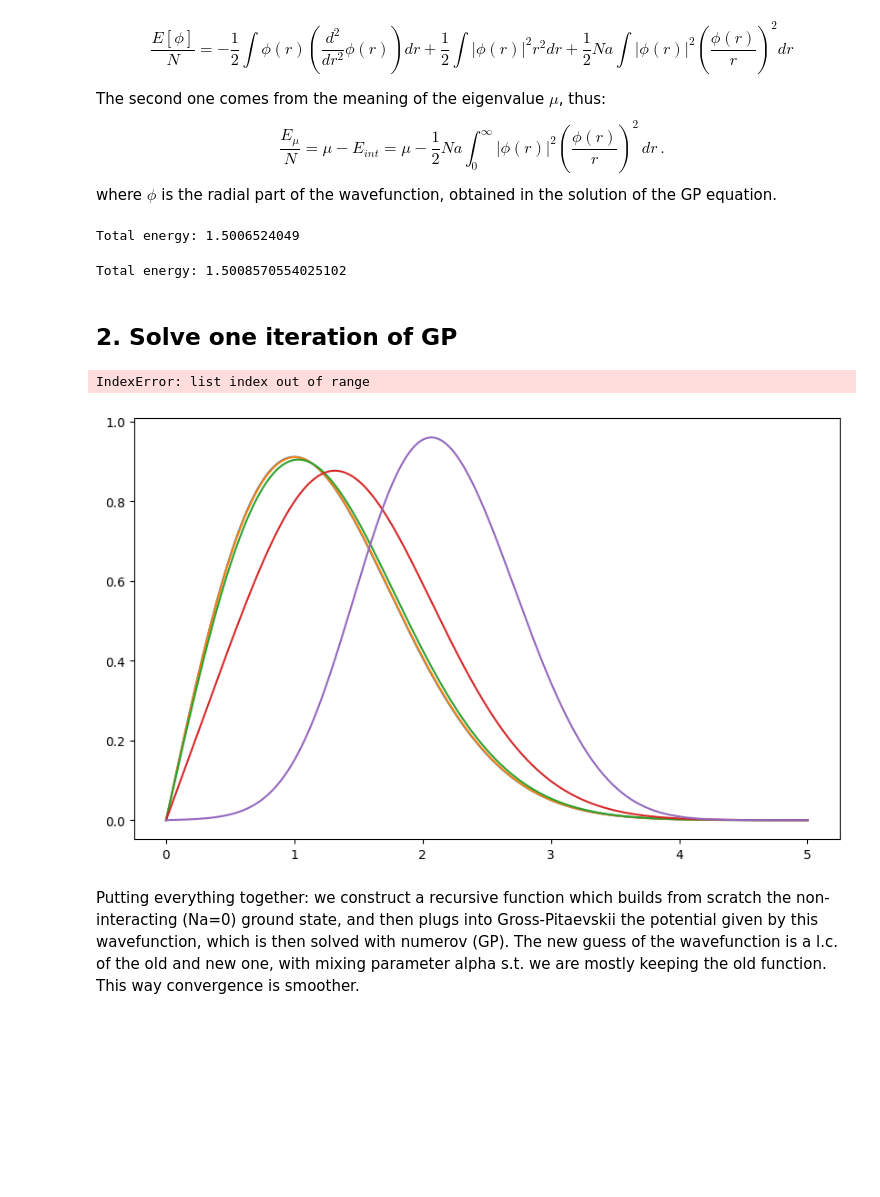
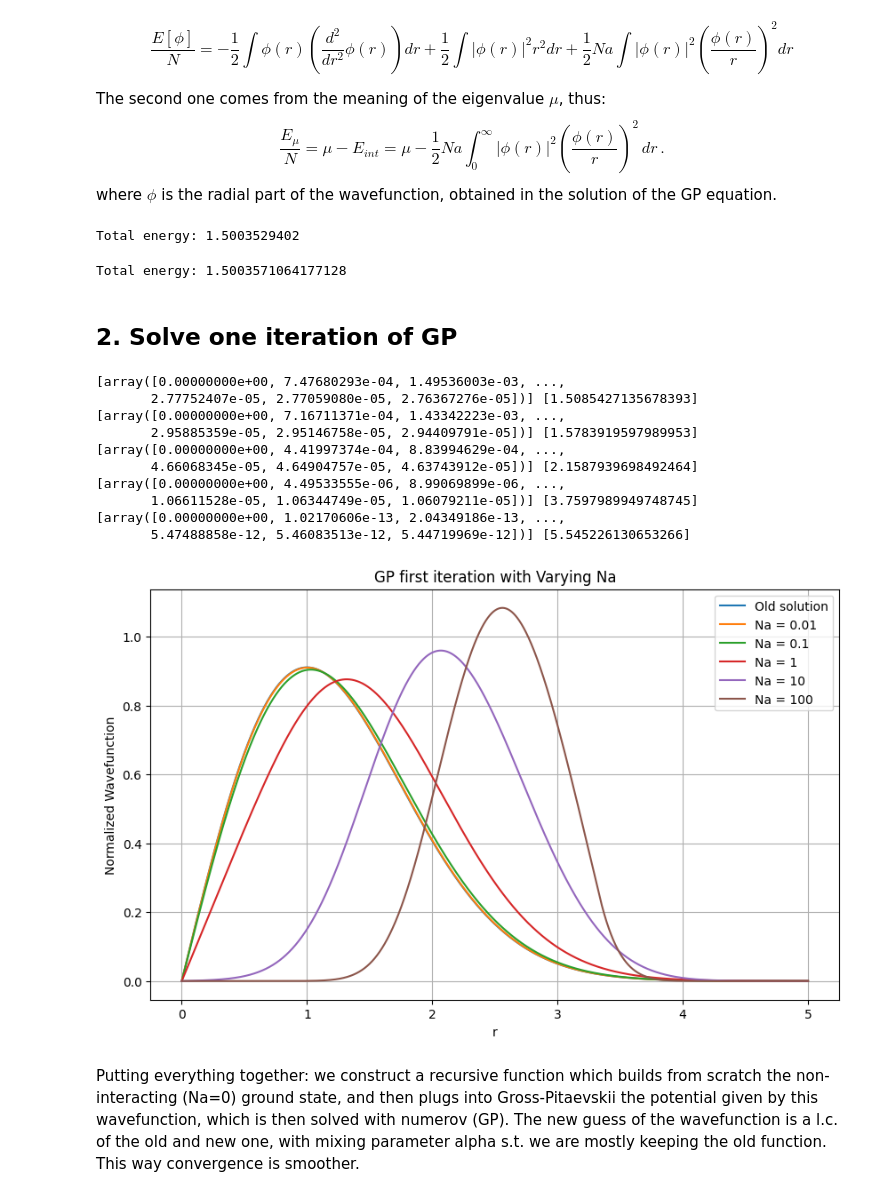
Before and after one commit to marcobeIIa/computational_physics, a Jupyter notebook: homework3/MFA_Lusvardi_Bella_Parolini.ipynb, the cells around one changed output. Drawn from its saved outputs; the diff is of its cells as text; code cells hidden in the pictures; blank space fills up the shorter version.

```diff
--- a/homework3/MFA_Lusvardi_Bella_Parolini.ipynb
+++ b/homework3/MFA_Lusvardi_Bella_Parolini.ipynb
@@ -132,7 +132,7 @@ def backward_solution(r,E,N,v,h):
   return phi_
 # %%
 # Testing the Numerov algorithm
-N_test = 5000
+N_test = 10000
 L_test = 5
 numerov_test_h = L_test/N_test
 
@@ -163,7 +163,7 @@ def index_inversion_point(r,r_inversion):
     index = np.argmin(difference)
     return index
 
-def log_der(left_psi,right_psi,index):
+def log_der(left_psi,right_psi,index,h):
     '''Input: left wavefunction, right wavefunction, index of the inversion point'''
     left_der = np.gradient(left_psi,h)[index]
     right_der = np.gradient(right_psi,h)[index]
@@ -204,7 +204,7 @@ def matching(E, r, N, h, Na,phi=None):
         left_phi = forward_solution(r,energy,N,v,h)
         right_phi = backward_solution(r,energy,N,v,h)[0]
         index = index_inversion_point(r,r_k)
-        value = log_der(left_phi,right_phi,index)
+        value = log_der(left_phi,right_phi,index,h)
         xi.append(value)
 
         #ratio of the wavefunctions at the inversion point to match amplitudes
@@ -312,24 +312,24 @@ $$
 The second one comes from the meaning of the eigenvalue $\mu$, thus:
 $$\frac{E_{\mu}}{N}=\mu-E_{int}=\mu-\dfrac{1}{2}Na\int_0^{\infty}|\phi(r)|^2\left(\dfrac{\phi(r)}{r}\right)^2\,dr\,.$$
 where $\phi$ is the radial part of the wavefunction, obtained in the solution of the GP equation.
-# %%
-def total_energy(r_0,psi,h,Na):
-    A = np.array(psi)
-    r = np.array(r_0)
-
-    #first and second derivatives
-    A_prime = np.gradient(A, h)
-    A_second = np.gradient(A_prime, h)
-
-    #calculating the functionqal energy
-    functional_energy = -0.5*simpson(A*A_second,r,dx=h) + 0.5*simpson(A**2*r**2,r,dx=h) + 0.5*Na*simpson(A**4/r**2,r,dx=h)
-
-    return functional_energy
-
-total_energy_eval = total_energy(r_test,eigenfunction0[0],numerov_test_h,0)
-print(f"Total energy: {total_energy_eval:.10f}")
-# %% [output]
-Total energy: 1.5006524049
+# %%
+def total_energy(r_0,psi,h,Na):
+    A = np.array(psi)
+    r = np.array(r_0)
+
+    #first and second derivatives
+    A_prime = np.gradient(A, h)
+    A_second = np.gradient(A_prime, h)
+
+    #calculating the functionqal energy
+    functional_energy = -0.5*simpson(A*A_second,r,dx=h) + 0.5*simpson(A**2*r**2,r,dx=h) + 0.5*Na*simpson(A**4/r**2,r,dx=h)
+
+    return functional_energy
+
+total_energy_eval = total_energy(r_test,eigenfunction0[0],numerov_test_h,0)
+print(f"Total energy: {total_energy_eval:.10f}")
+# %% [output]
+Total energy: 1.5003529402
 # %%
 def total_energy_mu(r_0,psi,h,eigenvalue,Na):
     A = np.array(psi)
@@ -342,37 +342,48 @@ def total_energy_mu(r_0,psi,h,eigenvalue,Na):
 total_energy1 = total_energy_mu(r_test,eigenfunction0[0],numerov_test_h,eigenvalue0[0],0)
 print(f"Total energy: {total_energy1}")
 # %% [output]
-Total energy: 1.5008570554025102
+Total energy: 1.5003571064177128
 # %% [markdown]
 ## 2. Solve one iteration of GP
 # %%
 import matplotlib.pyplot as plt
 
 # Initial run with Na = 0 to get the old solution
-eigenvalue_old, eigenfunction_old = GP(E_array_serious, r_test, N_test, numerov_test_h, 0)
+E_array_final = np.linspace(0.1, 10, 200) #need to introduce a new energy array because the Na = 100 case has ridiculous energy
+eigenvalue_old, eigenfunction_old = GP(E_array_final, r_test, N_test, numerov_test_h, 0)
 phi_old = eigenfunction_old[0]
 
 # Values to test for the new run
 Na_values = [0.01, 0.1, 1, 10, 100]
 
 plt.figure(figsize=(10, 6))
 plt.plot(r_test, normalization(phi_old, numerov_test_h), label='Old solution')
 
 # Loop over different Na values, reusing phi_old as initial guess
 for Na in Na_values:
-    eigenvalue_new, eigenfunction_new = GP(E_array_serious, r_test, N_test, numerov_test_h, Na, phi_old)
+    eigenvalue_new, eigenfunction_new = GP(E_array_final, r_test, N_test, numerov_test_h, Na, phi_old)
+    print(eigenfunction_new,eigenvalue_new)
     phi_new = eigenfunction_new[0]
     plt.plot(r_test, normalization(phi_new, numerov_test_h), label=f'Na = {Na}')
 
 plt.xlabel('r')
 plt.ylabel('Normalized Wavefunction')
-plt.title('GP Iteration with Varying Na')
+plt.title('GP first iteration with Varying Na')
 plt.legend()
 plt.grid(True)
 plt.show()
 # %% [output]
-IndexError: list index out of range
+[array([0.00000000e+00, 7.47680293e-04, 1.49536003e-03, ...,
+       2.77752407e-05, 2.77059080e-05, 2.76367276e-05])] [1.5085427135678393]
+[array([0.00000000e+00, 7.16711371e-04, 1.43342223e-03, ...,
+       2.95885359e-05, 2.95146758e-05, 2.94409791e-05])] [1.5783919597989953]
+[array([0.00000000e+00, 4.41997374e-04, 8.83994629e-04, ...,
+       4.66068345e-05, 4.64904757e-05, 4.63743912e-05])] [2.1587939698492464]
+[array([0.00000000e+00, 4.49533555e-06, 8.99069899e-06, ...,
+       1.06611528e-05, 1.06344749e-05, 1.06079211e-05])] [3.7597989949748745]
+[array([0.00000000e+00, 1.02170606e-13, 2.04349186e-13, ...,
+       5.47488858e-12, 5.46083513e-12, 5.44719969e-12])] [5.545226130653266]
-[figure, old version]
+[figure, new version]
 # %% [markdown]
 Putting everything together: we construct a recursive function which builds from scratch the non-interacting (Na=0) ground state, and then plugs into Gross-Pitaevskii the potential given by this wavefunction, which is then solved with numerov (GP). The new guess of the wavefunction is a l.c. of the old and new one, with mixing parameter alpha s.t. we are mostly keeping the old function. This way convergence is smoother.
 # %%
```
Also changed, not shown: parts of 7 cells of this notebook.
